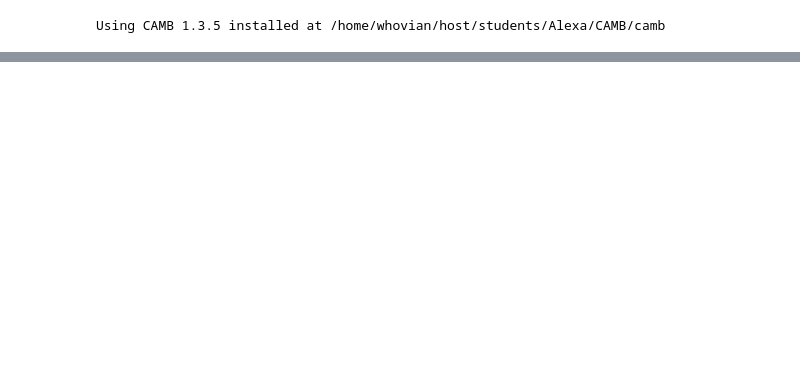
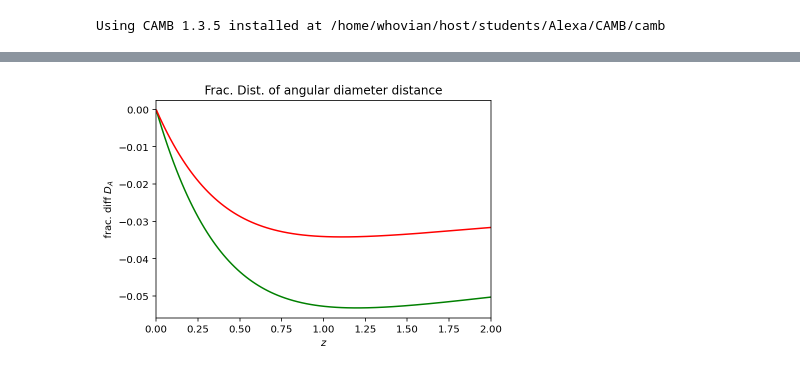
Before and after one commit to SBU-JAMES/CAMB, a Jupyter notebook: DarkEnergyTest.ipynb, the cells around one changed output, grey strips where cells are left out. Saved outputs shown, nothing was run; the diff lists cells and outputs as text; code cells hidden in the pictures; blank space fills up the shorter version.

```diff
--- a/DarkEnergyTest.ipynb
+++ b/DarkEnergyTest.ipynb
@@ -56,0 +71,9 @@ plt.title('Dark enery density');
+# %%
+plt.plot(z, (DA2-DA)/DA, color='g')
+plt.plot(z, (DA3-DA)/DA, color='r')
+plt.xlabel('$z$')
+plt.ylabel(r'frac. diff $D_A$')
+plt.title('Frac. Dist. of angular diameter distance')
+plt.xlim([0, 2]);
+# %% [output]
+[figure, added]
```
Also changed, not shown: parts of 5 cells of this notebook.
